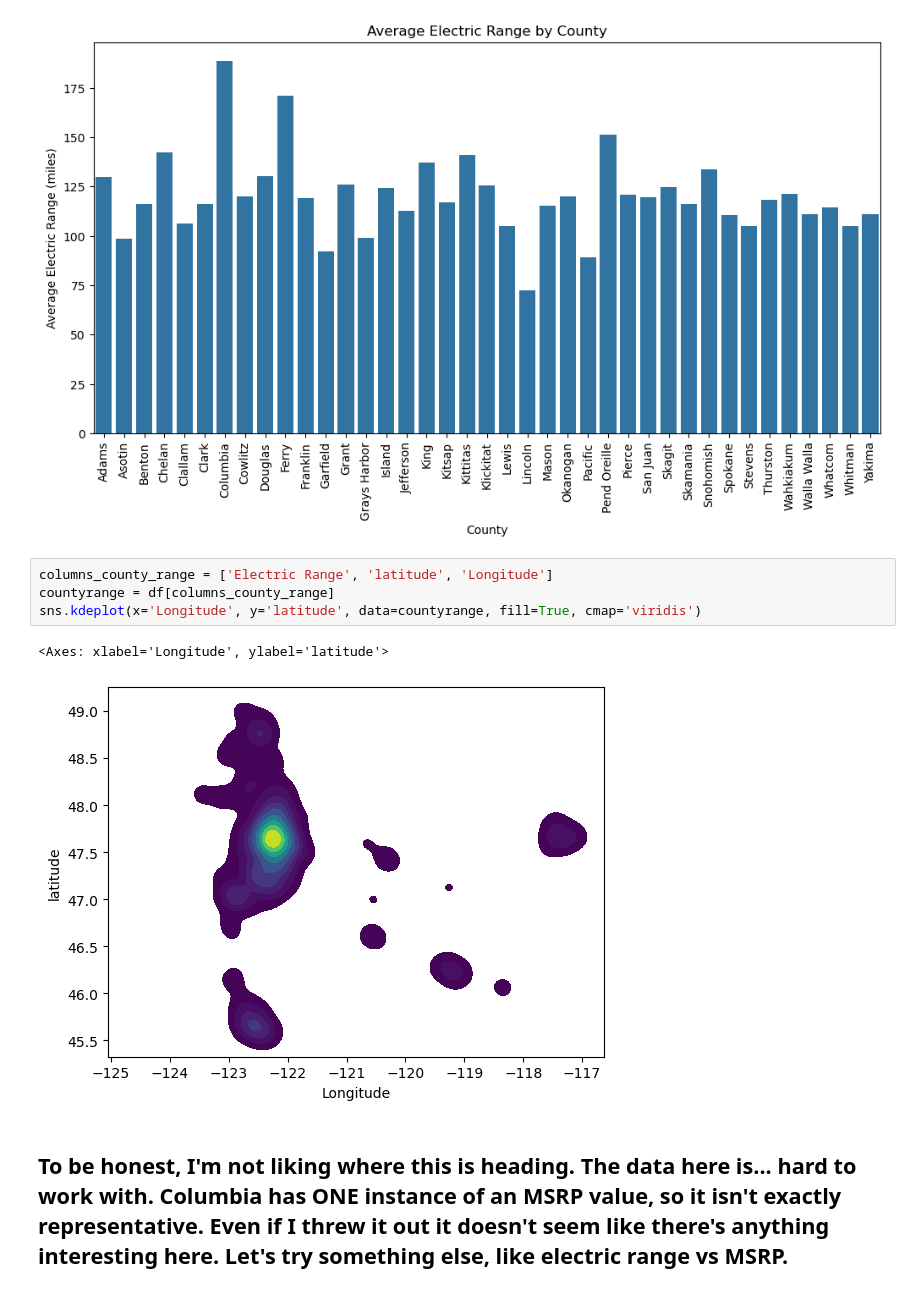
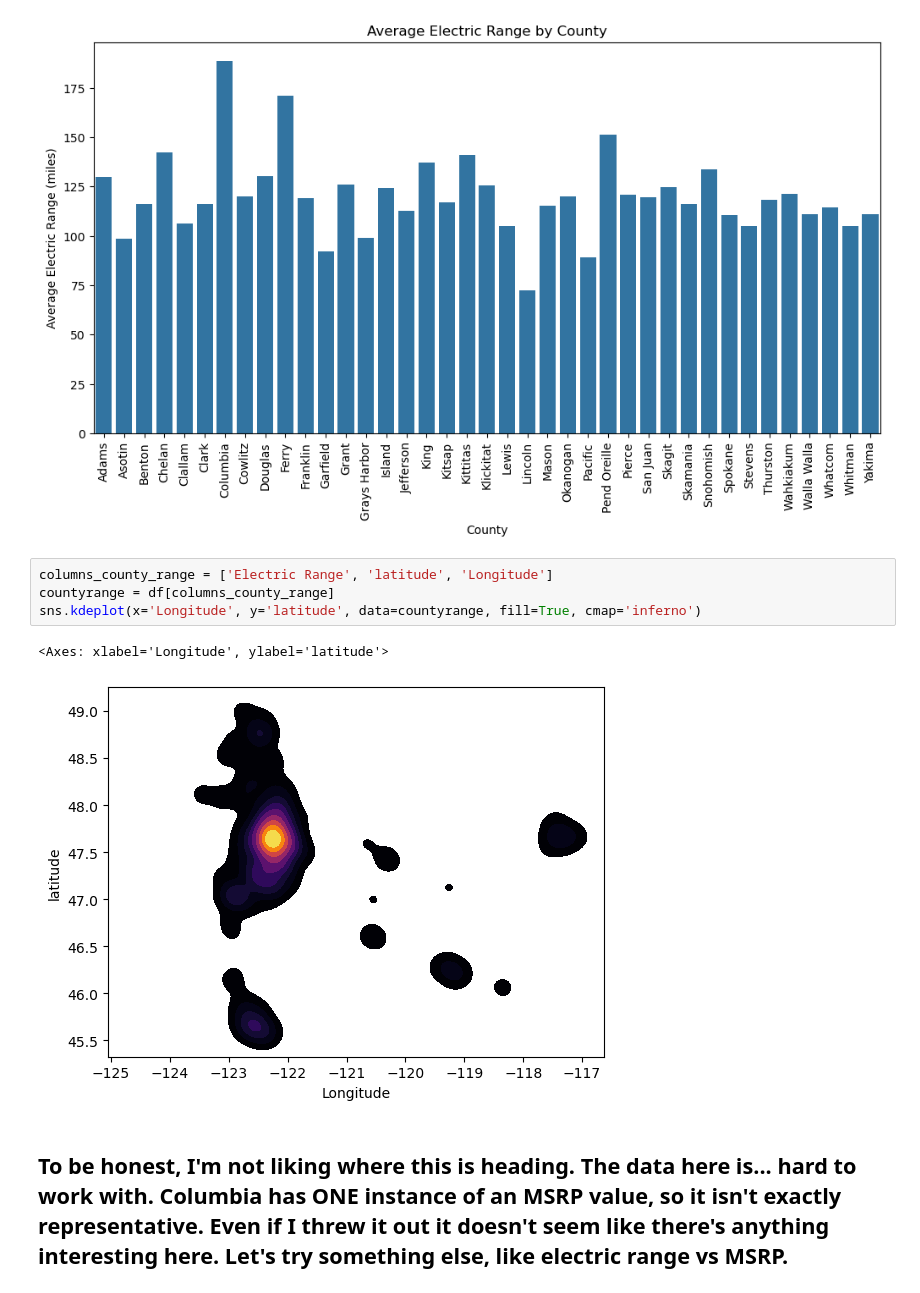
Before and after one commit to MichaelHowick/CS4580-EDA-Assignment, a Jupyter notebook: MichaelNotebook.ipynb, the cells around one changed output. Cells and saved outputs as stored; diff of their text form.

```diff
--- a/MichaelNotebook.ipynb
+++ b/MichaelNotebook.ipynb
@@ -94,10 +94,10 @@ plt.show()
 # %%
 columns_county_range = ['Electric Range', 'latitude', 'Longitude']
 countyrange = df[columns_county_range]
-sns.kdeplot(x='Longitude', y='latitude', data=countyrange, fill=True, cmap='viridis')
+sns.kdeplot(x='Longitude', y='latitude', data=countyrange, fill=True, cmap='inferno')
 # %% [output]
 <Axes: xlabel='Longitude', ylabel='latitude'>
-[figure, old version]
+[figure, new version]
 # %% [markdown]
 ## To be honest, I'm not liking where this is heading. The data here is... hard to work with. Columbia has ONE instance of an MSRP value, so it isn't exactly representative. Even if I threw it out it doesn't seem like there's anything interesting here. Let's try something else, like electric range vs MSRP.
 # %%
```
Also changed, not shown: parts of 14 cells of this notebook.
